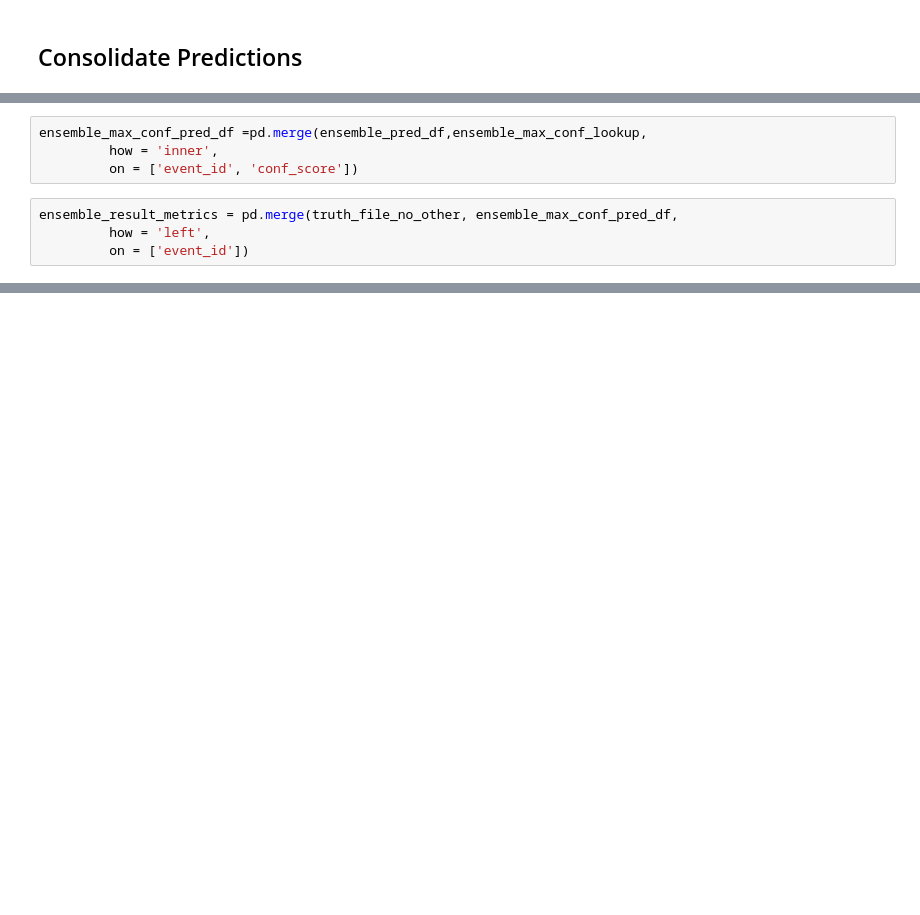
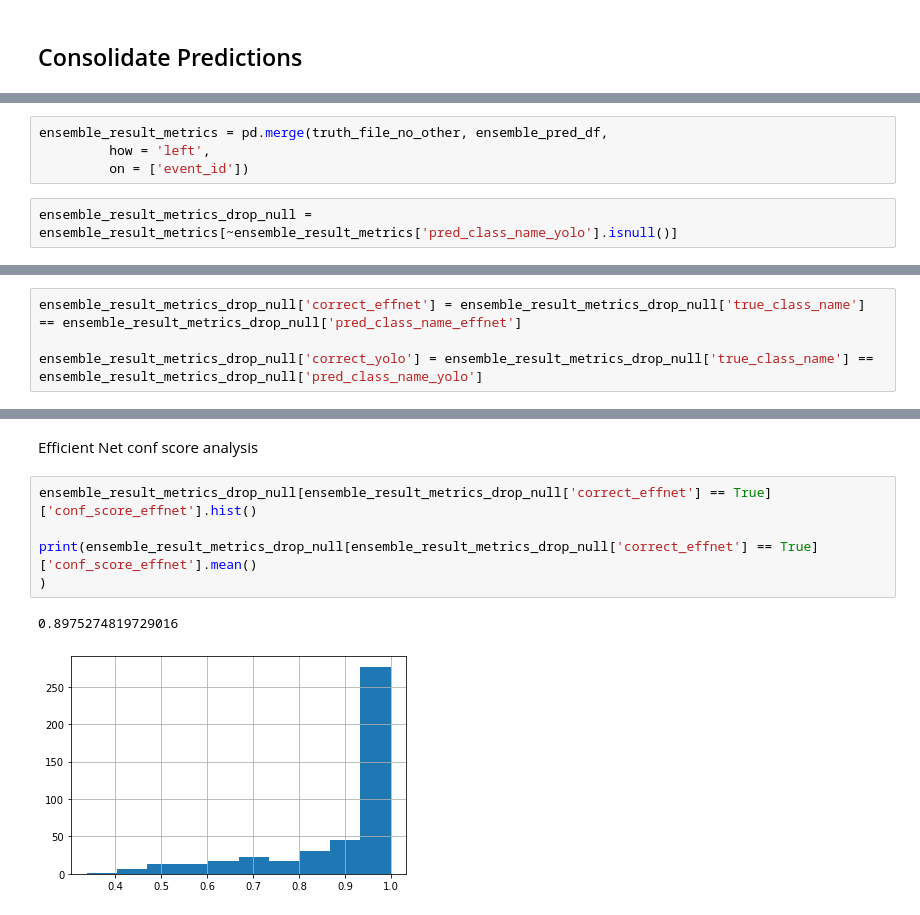
Before and after one commit to jroshanucb/capstone, a Jupyter notebook: ensemble/Ensemble Predictions.ipynb, the cells around one changed output, grey strips where cells are left out. Saved outputs shown, nothing was run; the diff lists cells and outputs as text; blank space fills up the shorter version.

Commit message:
Ensemble stage 1 and stage 2
Still needs to be converted to work with database format

```diff
--- a/ensemble/Ensemble Predictions.ipynb
+++ b/ensemble/Ensemble Predictions.ipynb
@@ -518,9 +573,7 @@ ensemble_max_conf_lookup = ensemble_pred_df[['event_id', 'conf_score']].groupby(
 # %%
-ensemble_max_conf_pred_df =pd.merge(ensemble_pred_df,ensemble_max_conf_lookup,
-         how = 'inner',
-         on = ['event_id', 'conf_score'])
+ensemble_result_metrics = pd.merge(truth_file_no_other, ensemble_pred_df,
+         how = 'left',
+         on = ['event_id'])
-# %%
-ensemble_result_metrics = pd.merge(truth_file_no_other, ensemble_max_conf_pred_df,
-         how = 'left',
-         on = ['event_id'])
+# %%
+ensemble_result_metrics_drop_null = ensemble_result_metrics[~ensemble_result_metrics['pred_class_name_yolo'].isnull()]
 # %%
@@ -738,0 +606,4 @@ common_merged['ensemble_pred'] = common_merged.apply(lambda x: ensemble_pred_fun
+# %%
+ensemble_result_metrics_drop_null['correct_effnet'] = ensemble_result_metrics_drop_null['true_class_name'] == ensemble_result_metrics_drop_null['pred_class_name_effnet']
+
+ensemble_result_metrics_drop_null['correct_yolo'] = ensemble_result_metrics_drop_null['true_class_name'] == ensemble_result_metrics_drop_null['pred_class_name_yolo']
@@ -738,0 +621,10 @@ common_merged['ensemble_pred'] = common_merged.apply(lambda x: ensemble_pred_fun
+# %% [markdown]
+Efficient Net conf score analysis
+# %%
+ensemble_result_metrics_drop_null[ensemble_result_metrics_drop_null['correct_effnet'] == True]['conf_score_effnet'].hist()
+
+print(ensemble_result_metrics_drop_null[ensemble_result_metrics_drop_null['correct_effnet'] == True]['conf_score_effnet'].mean()
+)
+# %% [output]
+0.8975274819729016
+[figure, added]
```
Also changed, not shown: parts of 29 cells of this notebook, 4 other files.
